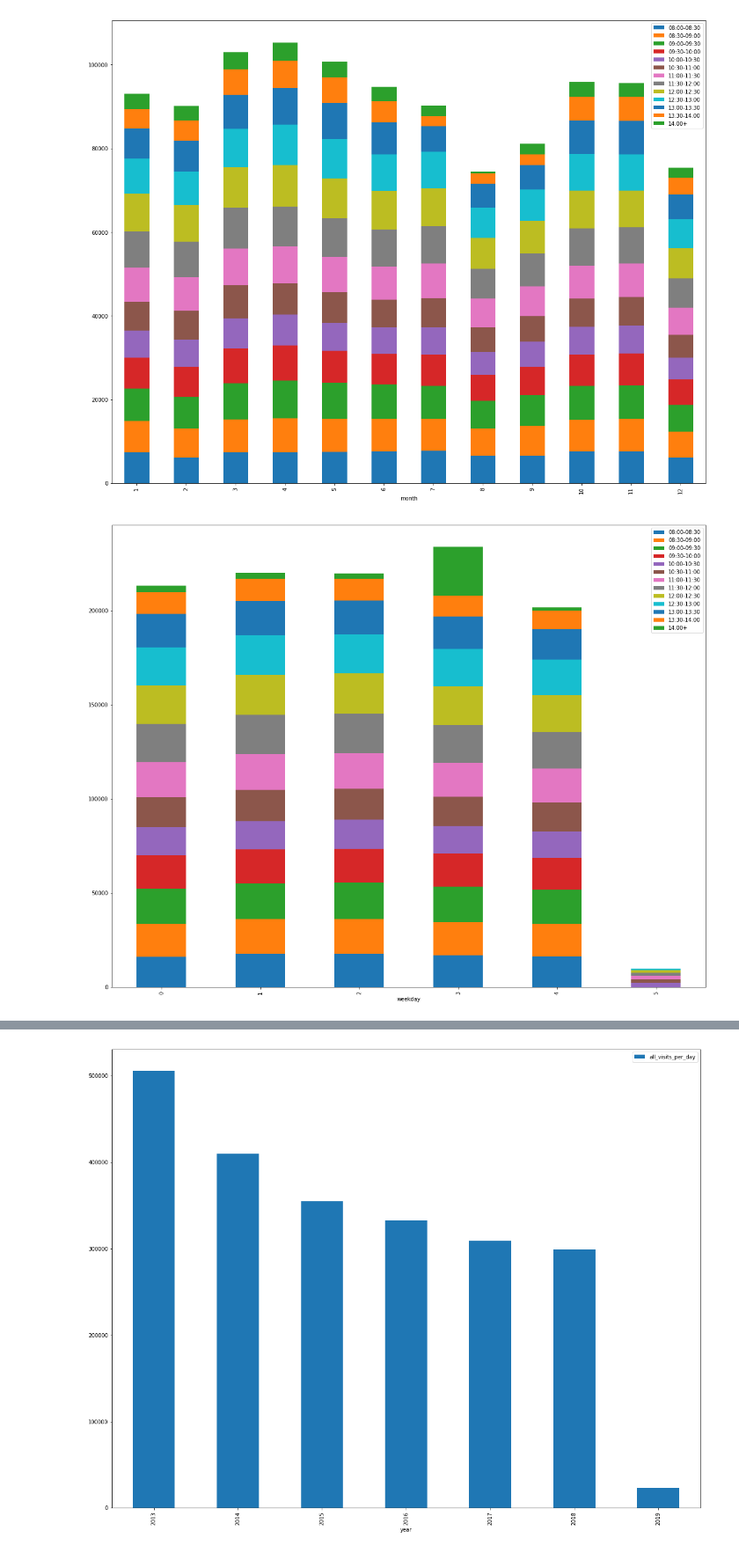
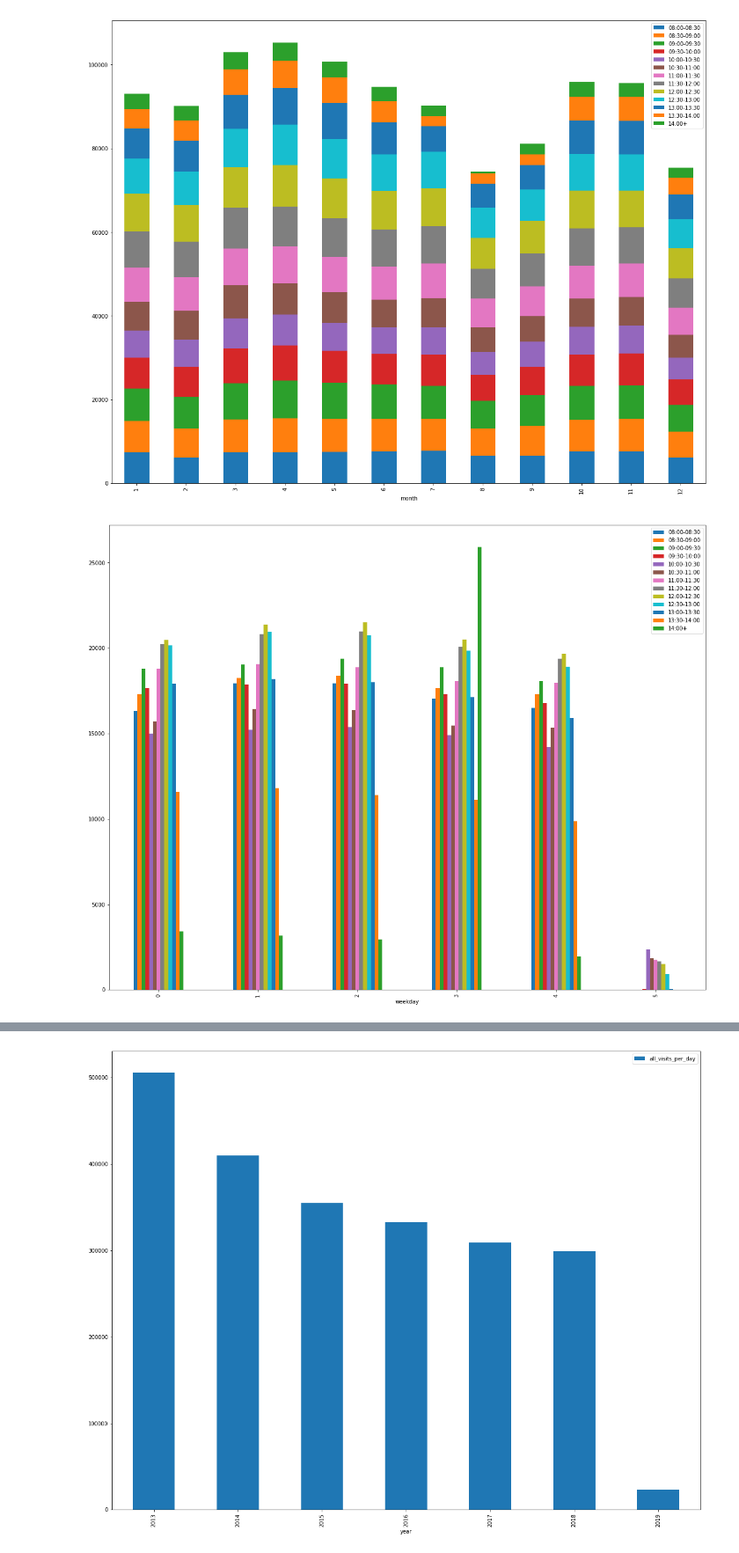
Before and after one commit to ju0gri/lpgc-hackathon-feb-2019, a Jupyter notebook: Cita previa processing.ipynb, the cells around one changed output, grey strips where cells are left out. Shown at 88% size. Cells and saved outputs as stored; diff of their text form; code cells hidden in the pictures.

```diff
--- a/Cita previa processing.ipynb
+++ b/Cita previa processing.ipynb
@@ -406,24 +406,24 @@ plt.show()
 # %%
 df = pd.DataFrame({'weekday': waiting_time['weekday'],
                    '08:00-08:30': interviews['08:00-08:30'],
                    '08:30-09:00': interviews['08:30-09:00'],
                    '09:00-09:30': interviews['09:00-09:30'],
                    '09:30-10:00': interviews['09:30-10:00'],
                    '10:00-10:30': interviews['10:00-10:30'],
                    '10:30-11:00': interviews['10:30-11:00'],
                    '11:00-11:30': interviews['11:00-11:30'],
                    '11:30-12:00': interviews['11:30-12:00'],
                    '12:00-12:30': interviews['12:00-12:30'],
                    '12:30-13:00': interviews['12:30-13:00'],
                    '13:00-13:30': interviews['13:00-13:30'],
                    '13:30-14:00': interviews['13:30-14:00'],
                    '14:00+': interviews['14:00+'],
                    })
 
-df.groupby('weekday').sum().sort_values(by='weekday').plot(kind="bar", stacked=True, figsize=(20, 16))
+df.groupby('weekday').sum().sort_values(by='weekday').plot(kind="bar", figsize=(20, 16))
 plt.show()
 # %% [output]
-[figure, old version]
+[figure, new version]
 # %%
 all_visits = pd.DataFrame({'date': waiting_time['date'],
                            'year': waiting_time['year'],
```
Also changed, not shown: parts of 1 cell of this notebook.
